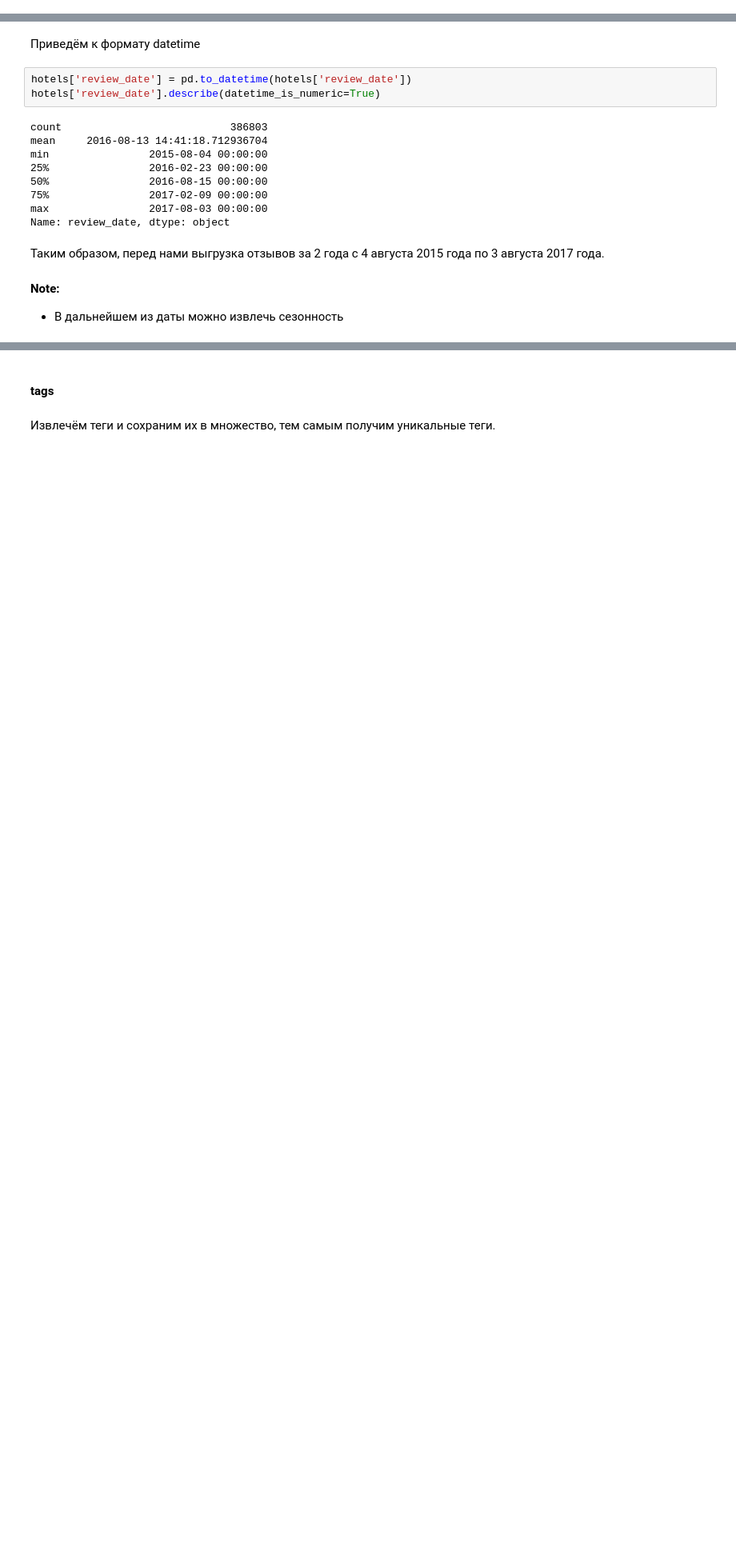
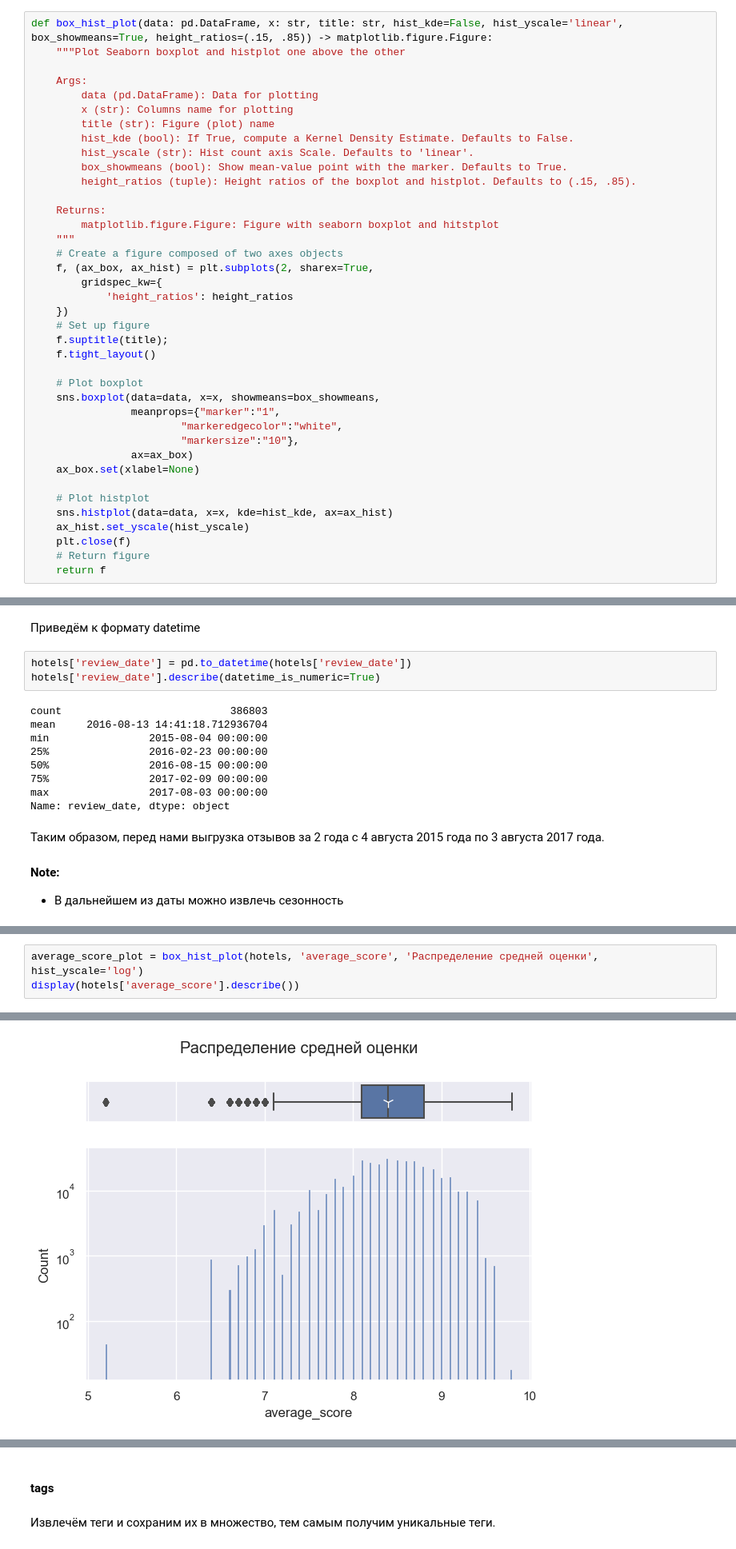
Before and after one commit to mvulf/sf_data_science, a Jupyter notebook: project_3/EDA_hotels.ipynb, the cells around one changed output, grey strips where cells are left out. Shown at 80% size. Drawn from its saved outputs; the diff is of its cells as text; blank space fills up the shorter version.

```diff
--- a/project_3/EDA_hotels.ipynb
+++ b/project_3/EDA_hotels.ipynb
@@ -47,3 +63,42 @@ from comet_ml import Experiment
+# %%
+def box_hist_plot(data: pd.DataFrame, x: str, title: str, hist_kde=False, hist_yscale='linear', box_showmeans=True, height_ratios=(.15, .85)) -> matplotlib.figure.Figure:
+    """Plot Seaborn boxplot and histplot one above the other
+
+    Args:
+        data (pd.DataFrame): Data for plotting
+        x (str): Columns name for plotting
+        title (str): Figure (plot) name
+        hist_kde (bool): If True, compute a Kernel Density Estimate. Defaults to False.
+        hist_yscale (str): Hist count axis Scale. Defaults to 'linear'.
+        box_showmeans (bool): Show mean-value point with the marker. Defaults to True.
+        height_ratios (tuple): Height ratios of the boxplot and histplot. Defaults to (.15, .85).
+
+    Returns:
+        matplotlib.figure.Figure: Figure with seaborn boxplot and hitstplot
+    """
+    # Create a figure composed of two axes objects
+    f, (ax_box, ax_hist) = plt.subplots(2, sharex=True,
+        gridspec_kw={
+            'height_ratios': height_ratios
+    })
+    # Set up figure
+    f.suptitle(title);
+    f.tight_layout()
+
+    # Plot boxplot
+    sns.boxplot(data=data, x=x, showmeans=box_showmeans,
+                meanprops={"marker":"1",
+                        "markeredgecolor":"white",
+                        "markersize":"10"},
+                ax=ax_box)
+    ax_box.set(xlabel=None)
+
+    # Plot histplot
+    sns.histplot(data=data, x=x, kde=hist_kde, ax=ax_hist)
+    ax_hist.set_yscale(hist_yscale)
+    plt.close(f)
+    # Return figure
+    return f
 # %% [markdown]
 ### 1.2. Запуск эксперимента
 # %%
@@ -239,0 +348,4 @@ Name: review_date, dtype: object
+# %%
+average_score_plot = box_hist_plot(hotels, 'average_score', 'Распределение средней оценки', hist_yscale='log')
+display(hotels['average_score'].describe())
+# %% [output]
@@ -239,0 +361 @@ Name: review_date, dtype: object
+[figure, added]
```
Also changed, not shown: parts of 30 cells of this notebook.
